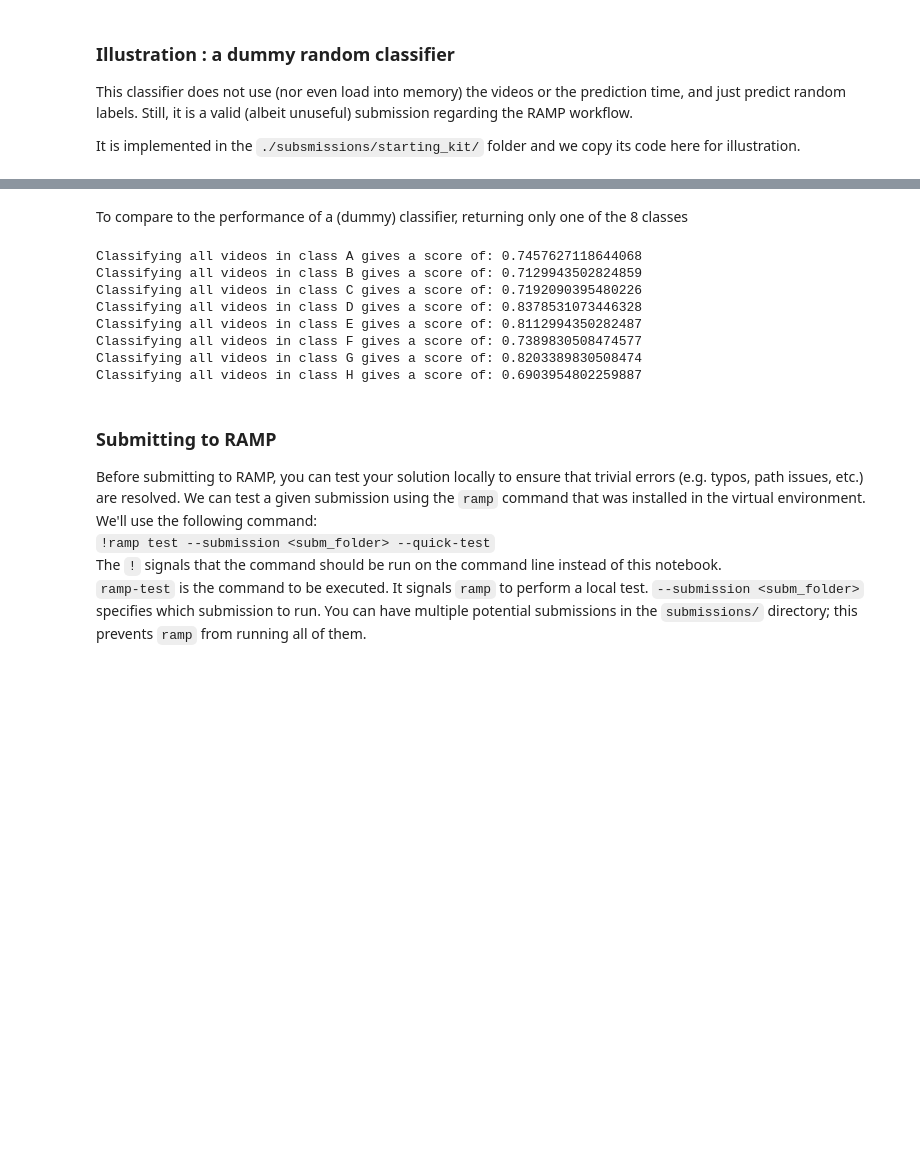
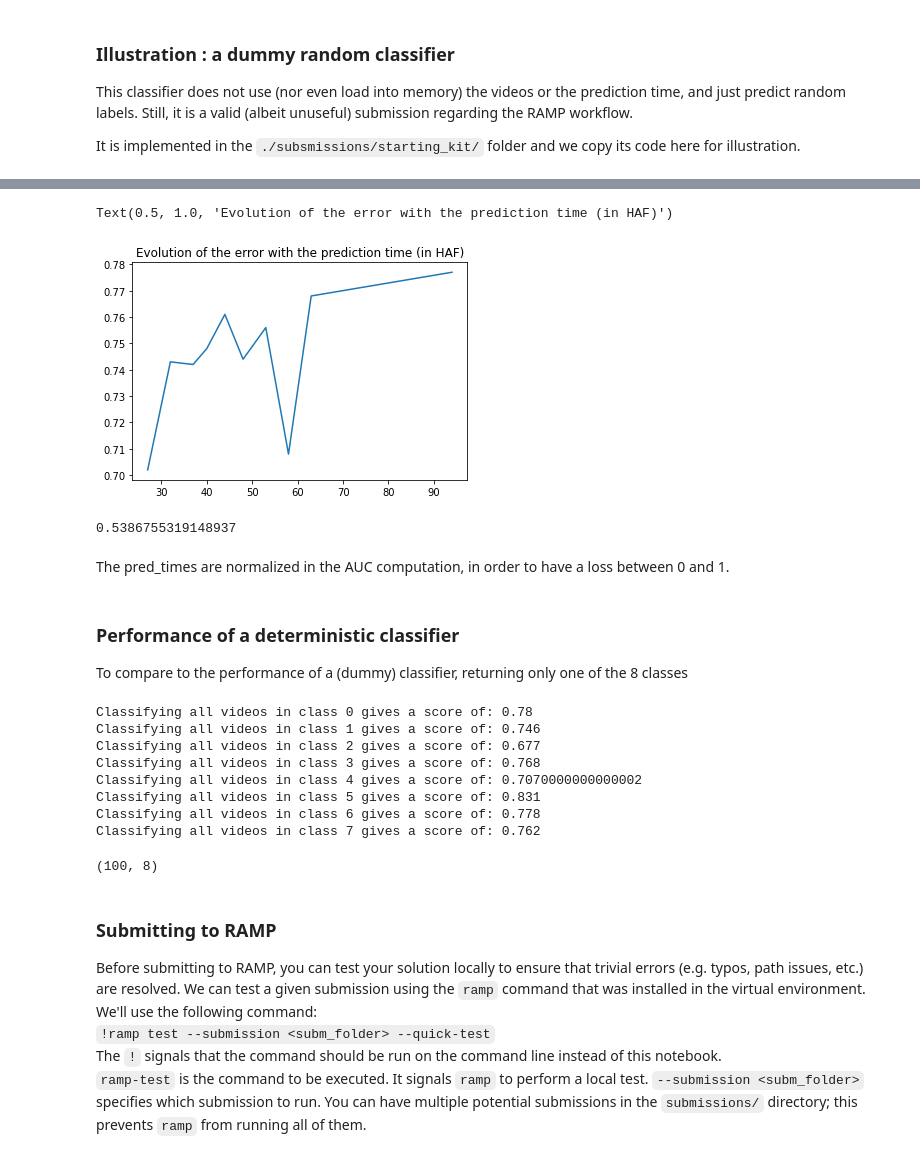
Before and after one commit to ramp-kits/bovine_embryo_survival_prediction, a Jupyter notebook: bovine_embryo_survival_prediction_starting_kit.ipynb, the cells around one changed output, grey strips where cells are left out. Saved outputs shown, nothing was run; the diff lists cells and outputs as text; code cells hidden in the pictures; blank space fills up the shorter version.

```diff
--- a/bovine_embryo_survival_prediction_starting_kit.ipynb
+++ b/bovine_embryo_survival_prediction_starting_kit.ipynb
@@ -405,0 +466,11 @@ def lett_to_num(y):
+# %%
+from sklearn.preprocessing import OneHotEncoder
+
+# we need to convert labels (str) to 1-hot encoding (n, 8)
+labels_test = labels_test.reshape(-1, 1)
+enc = OneHotEncoder()
+enc.fit(labels_test)
+y_true = enc.transform(labels_test)
+
+# Example of 1-hot encoding for the 10 first test points
+print(np.hstack([labels_test[:10], y_true.todense()[:10, :]]))
@@ -411,8 +493,14 @@ wce.compute(y_true=lett_to_num(labels_test), y_pred=y_pred)
 # %%
+err = np.zeros((len(pred_times),))
+all_preds = []
 for time_idx, my_pred_time in enumerate(pred_times):
     my_model = VideoClassifier()
     my_model.fit(videos_train, labels_train, pred_time=my_pred_time)
     y_pred = my_model.predict(videos_test, pred_time=my_pred_time)
+    all_preds.append(y_pred)
     wce = WeightedClassificationError(time_idx=time_idx)
-    print('Classification error at time ' + str(my_pred_time) + ' is:', str(wce.compute(y_true=lett_to_num(labels_test), y_pred=y_pred)))
+    err[time_idx] = wce.compute(y_true=y_true, y_pred=y_pred)
+    print(wce.name, ' at time', my_pred_time, 'is:', err[time_idx])
+
+all_preds = np.concatenate(all_preds, axis=1)
 # %% [output]
@@ -429,19 +521,45 @@ Classification error at time 94 is: 0.725
+# %%
+plt.figure()
+plt.plot(pred_times, err)
+plt.title("Evolution of the error with the prediction time (in HAF)")
+# %% [output]
+Text(0.5, 1.0, 'Evolution of the error with the prediction time (in HAF)')
+[figure, added]
+# %%
+from problem import AreaUnderCurveError
+
+auc = AreaUnderCurveError(score_func_name="classification", prediction_times=pred_times)
+
+auc.compute(y_true=y_true, y_pred=all_preds)
+# %% [output]
+0.5386755319148937
+# %% [markdown]
+The pred_times are normalized in the AUC computation, in order to have a loss between 0 and 1.
 # %% [markdown]
+### Performance of a deterministic classifier
+
 To compare to the performance of a (dummy) classifier, returning only one of the 8 classes
 # %%
-for cl in np.unique(labels_train):
-    y_cl = np.zeros((labels_train.size, np.unique(labels_train).size))
-    y_cl[:, lett_to_num(cl)] = 1
-    print('Classifying all videos in class', cl, 'gives a score of:', wce.compute(lett_to_num(labels_train), y_cl))
+n_test = y_true.shape[0]
+for k in range(8):
+    y_k = np.zeros(y_true.shape)
+    y_k[range(n_test), k] = 1
+    print(
+        'Classifying all videos in class', k,
+        'gives a score of:', wce.compute(y_true=y_true, y_pred=y_k))
 # %% [output]
-Classifying all videos in class A gives a score of: 0.7457627118644068
-Classifying all videos in class B gives a score of: 0.7129943502824859
-Classifying all videos in class C gives a score of: 0.7192090395480226
-Classifying all videos in class D gives a score of: 0.8378531073446328
-Classifying all videos in class E gives a score of: 0.8112994350282487
-Classifying all videos in class F gives a score of: 0.7389830508474577
-Classifying all videos in class G gives a score of: 0.8203389830508474
-Classifying all videos in class H gives a score of: 0.6903954802259887
+Classifying all videos in class 0 gives a score of: 0.78
+Classifying all videos in class 1 gives a score of: 0.746
+Classifying all videos in class 2 gives a score of: 0.677
+Classifying all videos in class 3 gives a score of: 0.768
+Classifying all videos in class 4 gives a score of: 0.7070000000000002
+Classifying all videos in class 5 gives a score of: 0.831
+Classifying all videos in class 6 gives a score of: 0.778
+Classifying all videos in class 7 gives a score of: 0.762
+# %%
+y_true.shape
+# %% [output]
+(100, 8)
 # %% [markdown]
 ### Submitting to RAMP
 
```
Also changed, not shown: parts of 12 cells of this notebook, 4 other files.
